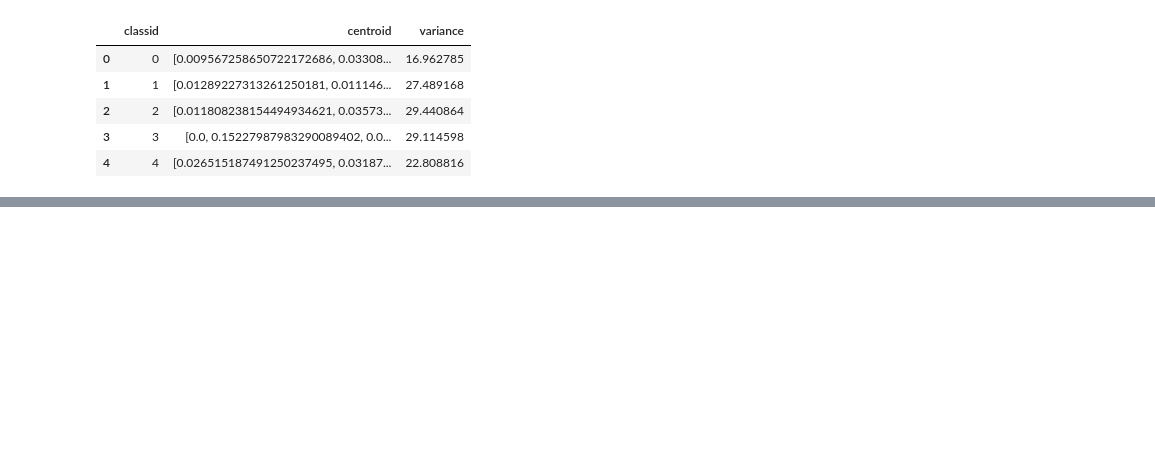
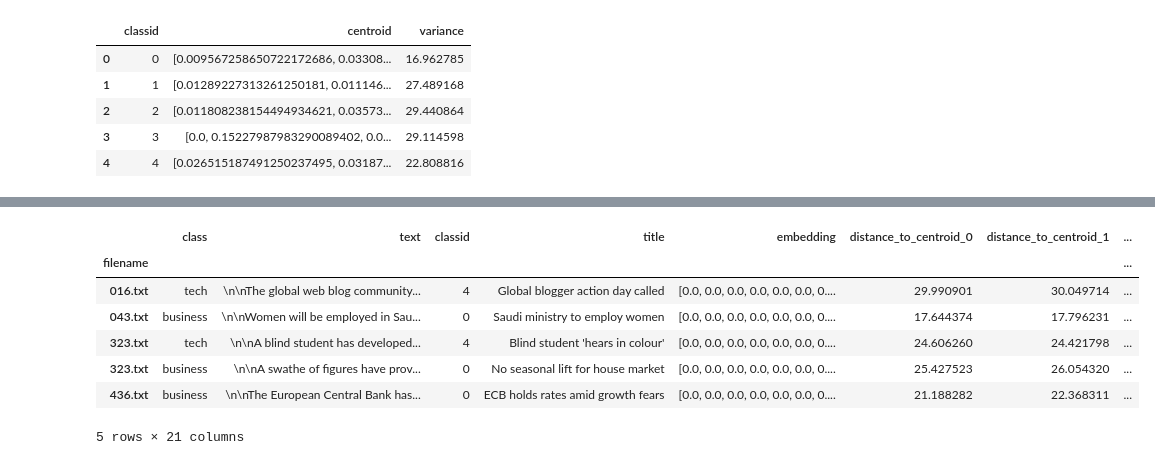
Before and after one commit to Nemit0/BBC-Centroid-Classification, a Jupyter notebook: bbc_analysis.ipynb, the cells around one changed output, grey strips where cells are left out. Saved outputs shown, nothing was run; the diff lists cells and outputs as text; code cells hidden in the pictures; blank space fills up the shorter version.

```diff
--- a/bbc_analysis.ipynb
+++ b/bbc_analysis.ipynb
@@ -398,0 +376,16 @@ Accuracy of PMF-based classification: 0.52
+# %%
+data['top2_distance'] = data[distance_cols].apply(lambda x: list(np.argsort(x.values)[:2]), axis=1)
+
+# Task 2: Top 2 categories based on PMF
+data['top2_pmf'] = data[pmf_cols].apply(lambda x: list(np.argsort(-x.values)[:2]), axis=1)
+
+data.head()
+# %% [output]
+|  | class | text | classid | title | embedding | distance_to_centroid_0 | distance_to_centroid_1 | ... |
+| filename |  |  |  |  |  |  |  | ... |
+| 016.txt | tech | \n\nThe global web blog community... | 4 | Global blogger action day called | [0.0, 0.0, 0.0, 0.0, 0.0, 0.0, 0.... | 29.990901 | 30.049714 | ... |
+| 043.txt | business | \n\nWomen will be employed in Sau... | 0 | Saudi ministry to employ women | [0.0, 0.0, 0.0, 0.0, 0.0, 0.0, 0.... | 17.644374 | 17.796231 | ... |
+| 323.txt | tech | \n\nA blind student has developed... | 4 | Blind student 'hears in colour' | [0.0, 0.0, 0.0, 0.0, 0.0, 0.0, 0.... | 24.606260 | 24.421798 | ... |
+| 323.txt | business | \n\nA swathe of figures have prov... | 0 | No seasonal lift for house market | [0.0, 0.0, 0.0, 0.0, 0.0, 0.0, 0.... | 25.427523 | 26.054320 | ... |
+| 436.txt | business | \n\nThe European Central Bank has... | 0 | ECB holds rates amid growth fears | [0.0, 0.0, 0.0, 0.0, 0.0, 0.0, 0.... | 21.188282 | 22.368311 | ... |
+5 rows × 21 columns
```
Also changed, not shown: parts of 7 cells of this notebook, 3 other files.
